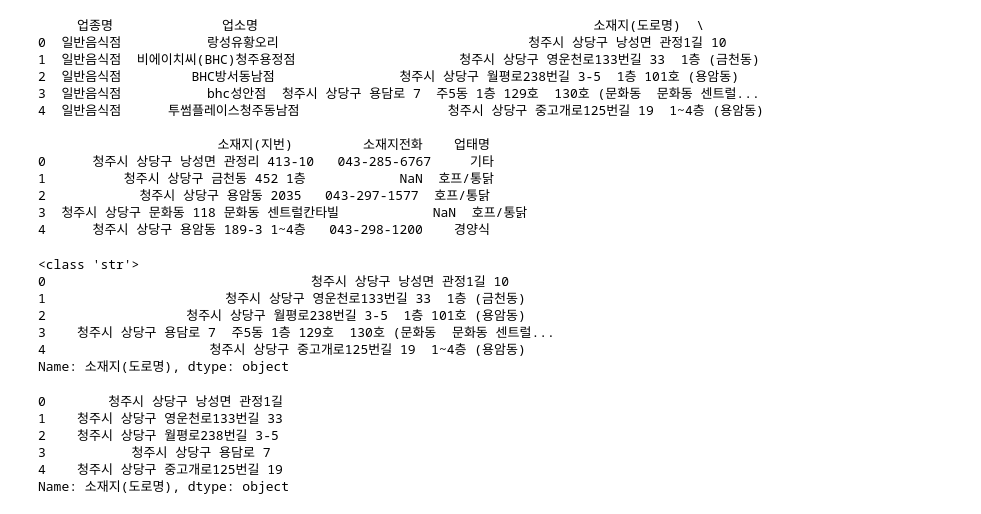
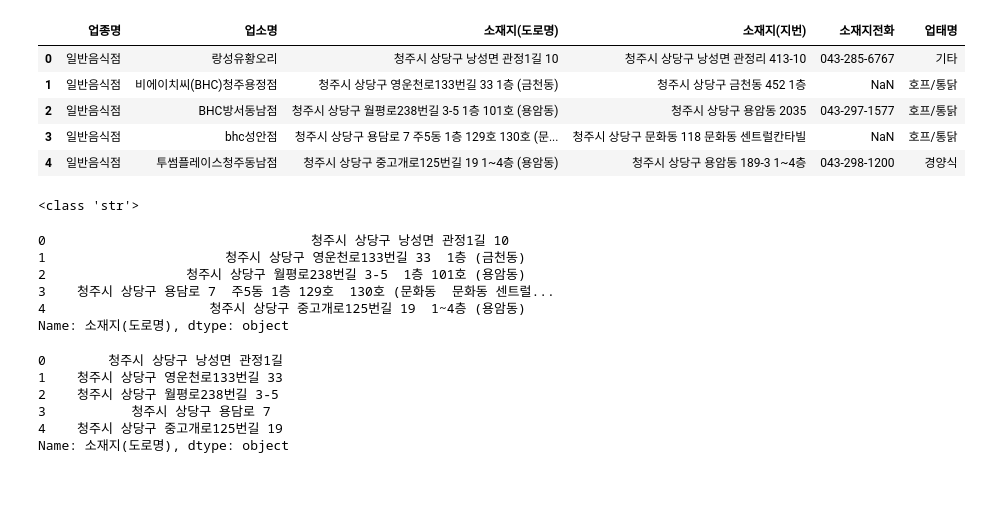
Before and after one commit to minseok-oh/open-data-analysis-python, a Jupyter notebook: Cheongju-Restaurant/main.ipynb, the cells around one changed output. Saved outputs shown, nothing was run; the diff lists cells and outputs as text; code cells hidden in the pictures; blank space fills up the shorter version.

Commit message:
Fix print to be clear

```diff
--- a/Cheongju-Restaurant/main.ipynb
+++ b/Cheongju-Restaurant/main.ipynb
@@ -24,21 +24,14 @@ Requirement already satisfied: geographiclib<2,>=1.49 in c:\users\home\anaconda3
 # %%
 import pandas as pd
 data = pd.read_csv('cheongju_restaurant_data.csv', encoding='cp949')
-print(data.head())
+data.head()
 # %% [output]
-     업종명              업소명                                           소재지(도로명)  \
-0  일반음식점           랑성유황오리                                청주시 상당구 낭성면 관정1길 10
-1  일반음식점  비에이치씨(BHC)청주용정점                     청주시 상당구 영운천로133번길 33  1층 (금천동)
-2  일반음식점         BHC방서동남점                청주시 상당구 월평로238번길 3-5  1층 101호 (용암동)
-3  일반음식점           bhc성안점  청주시 상당구 용담로 7  주5동 1층 129호  130호 (문화동  문화동 센트럴...
-4  일반음식점      투썸플레이스청주동남점                   청주시 상당구 중고개로125번길 19  1~4층 (용암동)
-
-                       소재지(지번)         소재지전화    업태명
-0      청주시 상당구 낭성면 관정리 413-10   043-285-6767     기타
-1          청주시 상당구 금천동 452 1층            NaN  호프/통닭
-2            청주시 상당구 용암동 2035   043-297-1577  호프/통닭
-3  청주시 상당구 문화동 118 문화동 센트럴칸타빌            NaN  호프/통닭
-4      청주시 상당구 용암동 189-3 1~4층   043-298-1200    경양식
+|  | 업종명 | 업소명 | 소재지(도로명) | 소재지(지번) | 소재지전화 | 업태명 |
+| 0 | 일반음식점 | 랑성유황오리 | 청주시 상당구 낭성면 관정1길 10 | 청주시 상당구 낭성면 관정리 413-10 | 043-285-6767 | 기타 |
+| 1 | 일반음식점 | 비에이치씨(BHC)청주용정점 | 청주시 상당구 영운천로133번길 33 1층 (금천동) | 청주시 상당구 금천동 452 1층 | NaN | 호프/통닭 |
+| 2 | 일반음식점 | BHC방서동남점 | 청주시 상당구 월평로238번길 3-5 1층 101호 (용암동) | 청주시 상당구 용암동 2035 | 043-297-1577 | 호프/통닭 |
+| 3 | 일반음식점 | bhc성안점 | 청주시 상당구 용담로 7 주5동 1층 129호 130호 (문... | 청주시 상당구 문화동 118 문화동 센트럴칸타빌 | NaN | 호프/통닭 |
+| 4 | 일반음식점 | 투썸플레이스청주동남점 | 청주시 상당구 중고개로125번길 19 1~4층 (용암동) | 청주시 상당구 용암동 189-3 1~4층 | 043-298-1200 | 경양식 |
 # %%
 import folium
 c_map = folium.Map(location=[36.6286, 127.4577], zoom_start=15)
@@ -46,15 +39,15 @@ c_map.save('./default_cheongju_map.html')
 # %%
 address = data['소재지(도로명)']
 print(type(address[0]))
-print(address.head())
+address.head()
 # %% [output]
 <class 'str'>
-0                                  청주시 상당구 낭성면 관정1길 10
-1                       청주시 상당구 영운천로133번길 33  1층 (금천동)
-2                  청주시 상당구 월평로238번길 3-5  1층 101호 (용암동)
-3    청주시 상당구 용담로 7  주5동 1층 129호  130호 (문화동  문화동 센트럴...
-4                     청주시 상당구 중고개로125번길 19  1~4층 (용암동)
-Name: 소재지(도로명), dtype: object
+0                                  청주시 상당구 낭성면 관정1길 10
+1                       청주시 상당구 영운천로133번길 33  1층 (금천동)
+2                  청주시 상당구 월평로238번길 3-5  1층 101호 (용암동)
+3    청주시 상당구 용담로 7  주5동 1층 129호  130호 (문화동  문화동 센트럴...
+4                     청주시 상당구 중고개로125번길 19  1~4층 (용암동)
+Name: 소재지(도로명), dtype: object
 # %%
 for i in range(len(address)):
     a = str(address[i]).split(' ')
```
Also changed, not shown: 1 other file.
